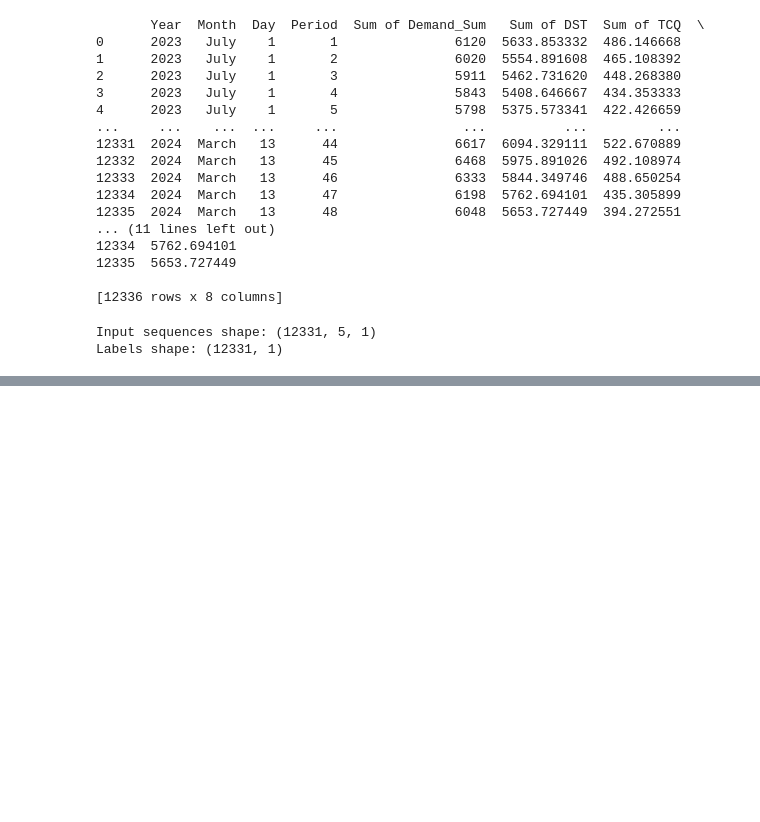
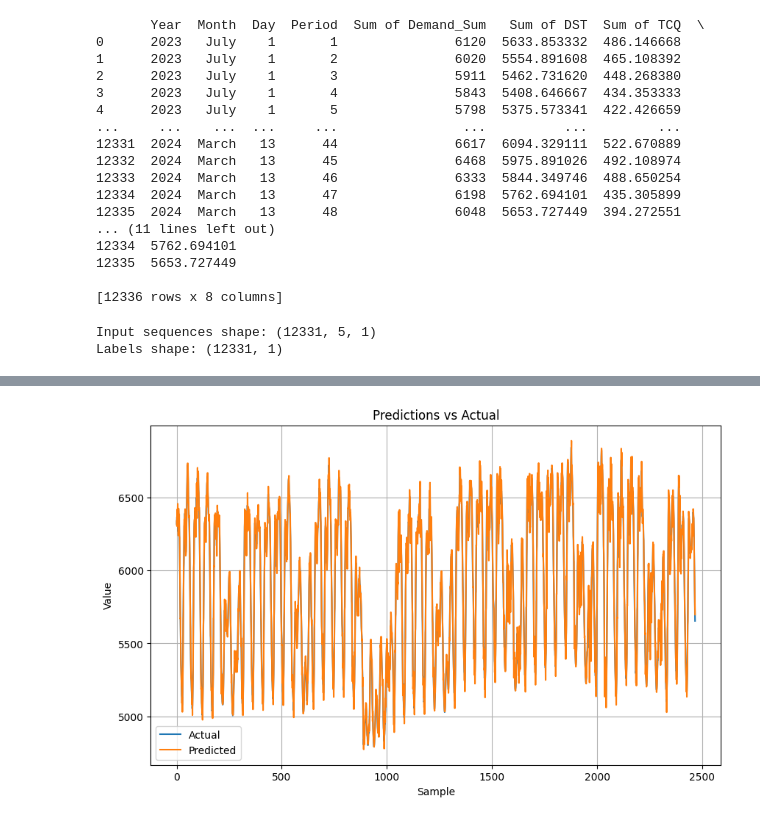
Before and after one commit to sophuang/DR_DemandForecast, a Jupyter notebook: GRU/gru_model.ipynb, the cells around one changed output, grey strips where cells are left out. Cells and saved outputs as stored; diff of their text form; code cells hidden in the pictures; blank space fills up the shorter version.

```diff
--- a/GRU/gru_model.ipynb
+++ b/GRU/gru_model.ipynb
@@ -50,6 +50,10 @@ demand_seq = df['Actual'].values
 # Scale the values
 scaler = StandardScaler()
 scaled_demand_seq = scaler.fit_transform(demand_seq.reshape(-1, 1))
+
+# Retain the mean and standard deviation of the original data
+mean_of_original_data = scaler.mean_
+std_dev_of_original_data = scaler.scale_
 
 # Initialize lists to store input sequences and corresponding labels
 input_sequences = []
@@ -129,0 +137,19 @@ Test RMSE: 0.12274099141359329
+# %%
+# Generate predictions on the test data
+predictions = model.predict(X_test)
+
+original_predictions = (predictions * std_dev_of_original_data) + mean_of_original_data
+original_actual = (y_test * std_dev_of_original_data) + mean_of_original_data
+
+
+# Plot predictions versus actual values
+plt.figure(figsize=(10, 6))
+plt.plot(original_actual, label='Actual')
+plt.plot(original_predictions, label='Predicted')
+plt.title('Predictions vs Actual')
+plt.xlabel('Sample')
+plt.ylabel('Value')
+plt.legend()
+plt.grid(True)
+plt.show()
+# %% [output]
@@ -129,0 +157 @@ Test RMSE: 0.12274099141359329
+[figure, added]
```
Also changed, not shown: parts of 6 cells of this notebook, 3 other files.
